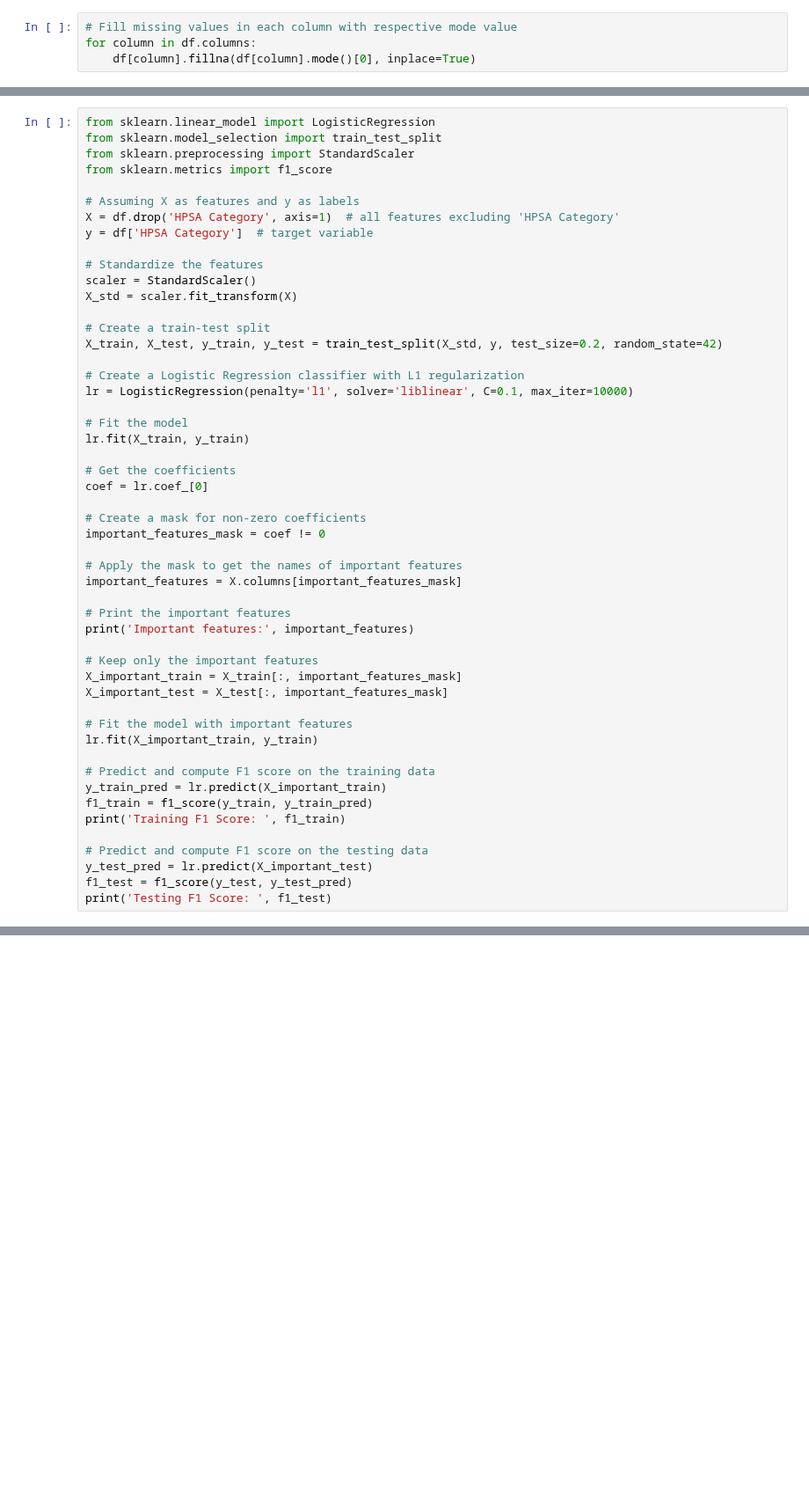
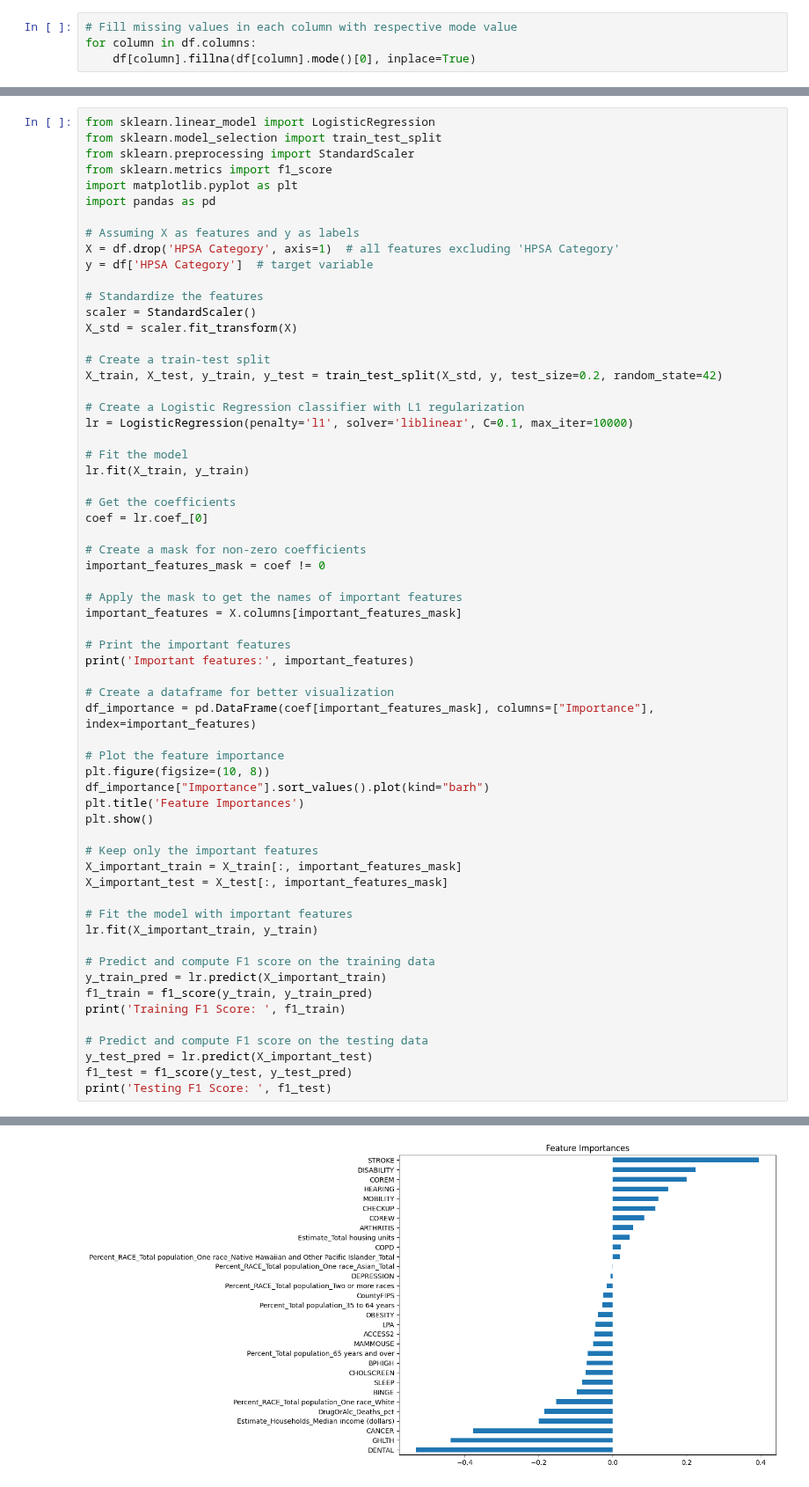
Before and after one commit to harte3/JAG-Hackathon-Team2, a Jupyter notebook: sai_notebook.ipynb, the cells around one changed output, grey strips where cells are left out. Shown at 88% size. Drawn from its saved outputs; the diff is of its cells as text; blank space fills up the shorter version.

```diff
--- a/sai_notebook.ipynb
+++ b/sai_notebook.ipynb
@@ -121,6 +174,8 @@ from sklearn.linear_model import LogisticRegression
 from sklearn.model_selection import train_test_split
 from sklearn.preprocessing import StandardScaler
 from sklearn.metrics import f1_score
+import matplotlib.pyplot as plt
+import pandas as pd
 
 # Assuming X as features and y as labels
 X = df.drop('HPSA Category', axis=1)  # all features excluding 'HPSA Category'
@@ -151,6 +206,15 @@ important_features = X.columns[important_features_mask]
 # Print the important features
 print('Important features:', important_features)
 
+# Create a dataframe for better visualization
+df_importance = pd.DataFrame(coef[important_features_mask], columns=["Importance"], index=important_features)
+
+# Plot the feature importance
+plt.figure(figsize=(10, 8))
+df_importance["Importance"].sort_values().plot(kind="barh")
+plt.title('Feature Importances')
+plt.show()
+
 # Keep only the important features
 X_important_train = X_train[:, important_features_mask]
 X_important_test = X_test[:, important_features_mask]
@@ -185,0 +248 @@ Testing F1 Score:  0.7151515151515151
+[figure, added]
```
Also changed, not shown: parts of 3 cells of this notebook.
